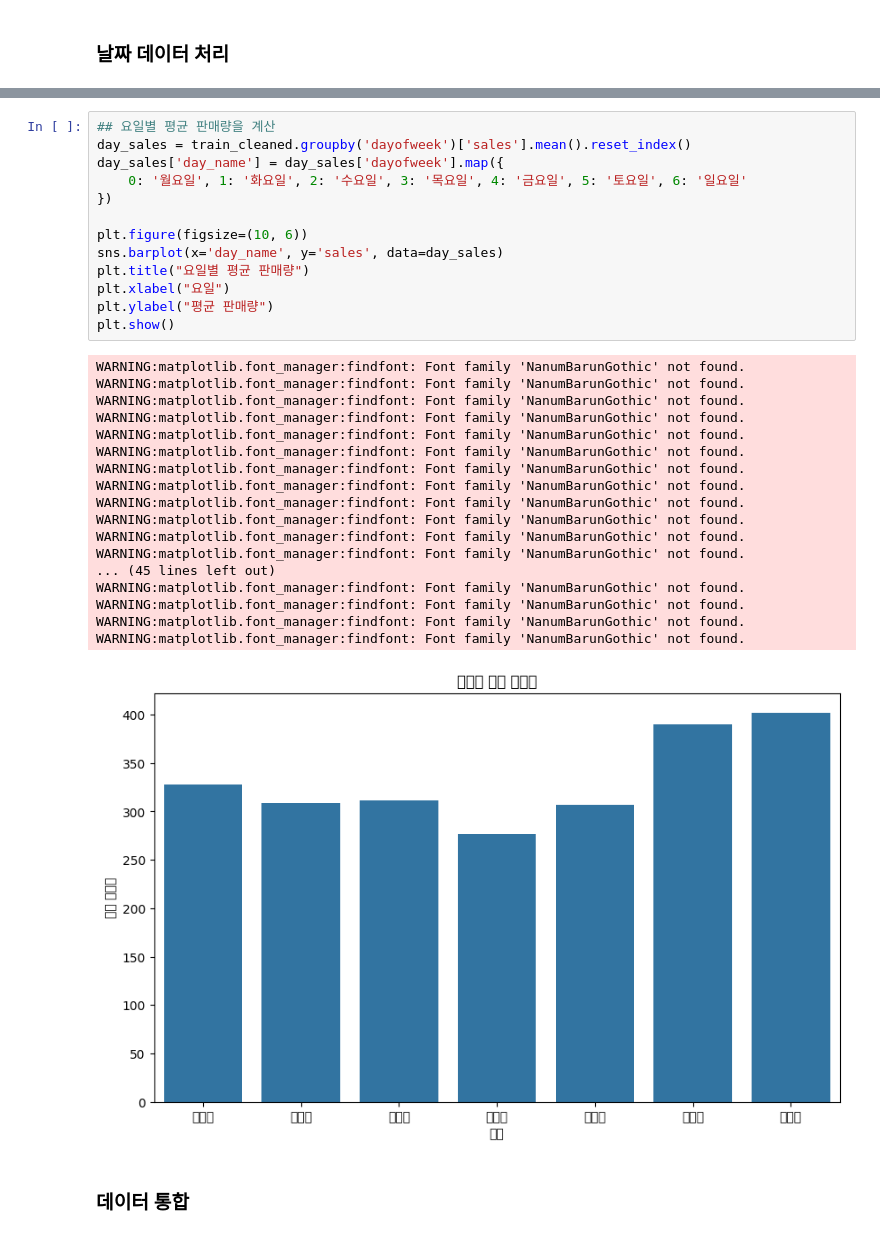
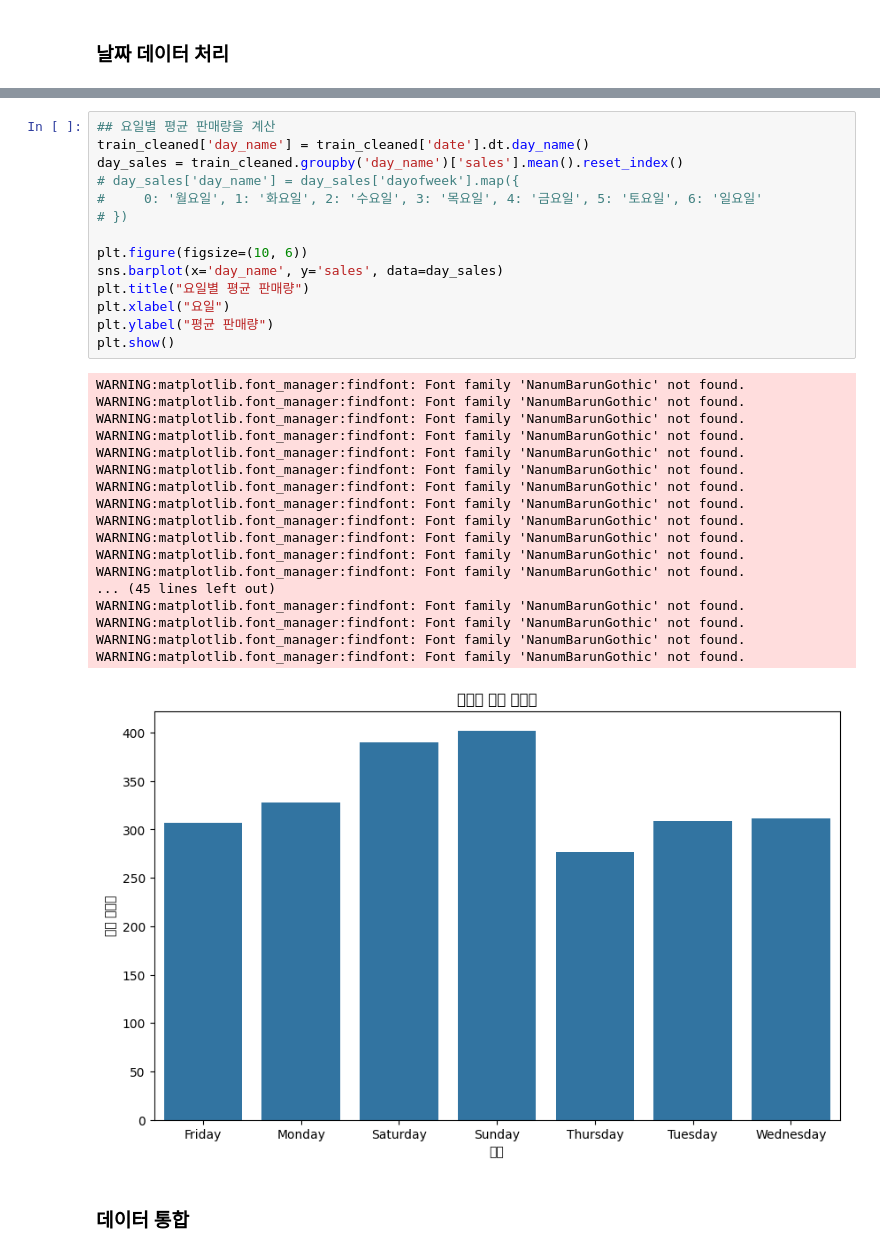
Before and after one commit to YYahran/Data-Analysis-with-Open-Source, a Jupyter notebook: 오픈소스_데이터_분석_7강.ipynb, the cells around one changed output, grey strips where cells are left out. Drawn from its saved outputs; the diff is of its cells as text.

```diff
--- a/오픈소스_데이터_분석_7강.ipynb
+++ b/오픈소스_데이터_분석_7강.ipynb
@@ -636,36 +638,37 @@ print(train_cleaned[['date', 'year', 'month', 'day', 'dayofweek', 'weekend', 'is
 4         False
 # %%
 ## 요일별 평균 판매량을 계산
-day_sales = train_cleaned.groupby('dayofweek')['sales'].mean().reset_index()
-day_sales['day_name'] = day_sales['dayofweek'].map({
-    0: '월요일', 1: '화요일', 2: '수요일', 3: '목요일', 4: '금요일', 5: '토요일', 6: '일요일'
-})
+train_cleaned['day_name'] = train_cleaned['date'].dt.day_name()
+day_sales = train_cleaned.groupby('day_name')['sales'].mean().reset_index()
+# day_sales['day_name'] = day_sales['dayofweek'].map({
+#     0: '월요일', 1: '화요일', 2: '수요일', 3: '목요일', 4: '금요일', 5: '토요일', 6: '일요일'
+# })
 
 plt.figure(figsize=(10, 6))
 sns.barplot(x='day_name', y='sales', data=day_sales)
 plt.title("요일별 평균 판매량")
 plt.xlabel("요일")
 plt.ylabel("평균 판매량")
 plt.show()
 # %% [output]
 WARNING:matplotlib.font_manager:findfont: Font family 'NanumBarunGothic' not found.
 WARNING:matplotlib.font_manager:findfont: Font family 'NanumBarunGothic' not found.
 WARNING:matplotlib.font_manager:findfont: Font family 'NanumBarunGothic' not found.
 WARNING:matplotlib.font_manager:findfont: Font family 'NanumBarunGothic' not found.
 WARNING:matplotlib.font_manager:findfont: Font family 'NanumBarunGothic' not found.
 WARNING:matplotlib.font_manager:findfont: Font family 'NanumBarunGothic' not found.
 WARNING:matplotlib.font_manager:findfont: Font family 'NanumBarunGothic' not found.
 WARNING:matplotlib.font_manager:findfont: Font family 'NanumBarunGothic' not found.
 WARNING:matplotlib.font_manager:findfont: Font family 'NanumBarunGothic' not found.
 WARNING:matplotlib.font_manager:findfont: Font family 'NanumBarunGothic' not found.
 WARNING:matplotlib.font_manager:findfont: Font family 'NanumBarunGothic' not found.
 WARNING:matplotlib.font_manager:findfont: Font family 'NanumBarunGothic' not found.
 ... (45 lines left out)
 WARNING:matplotlib.font_manager:findfont: Font family 'NanumBarunGothic' not found.
 WARNING:matplotlib.font_manager:findfont: Font family 'NanumBarunGothic' not found.
 WARNING:matplotlib.font_manager:findfont: Font family 'NanumBarunGothic' not found.
 WARNING:matplotlib.font_manager:findfont: Font family 'NanumBarunGothic' not found.
-[figure, old version]
+[figure, new version]
 # %% [markdown]
 ### 데이터 통합
 # %%
```
Also changed, not shown: parts of 3 cells of this notebook.
